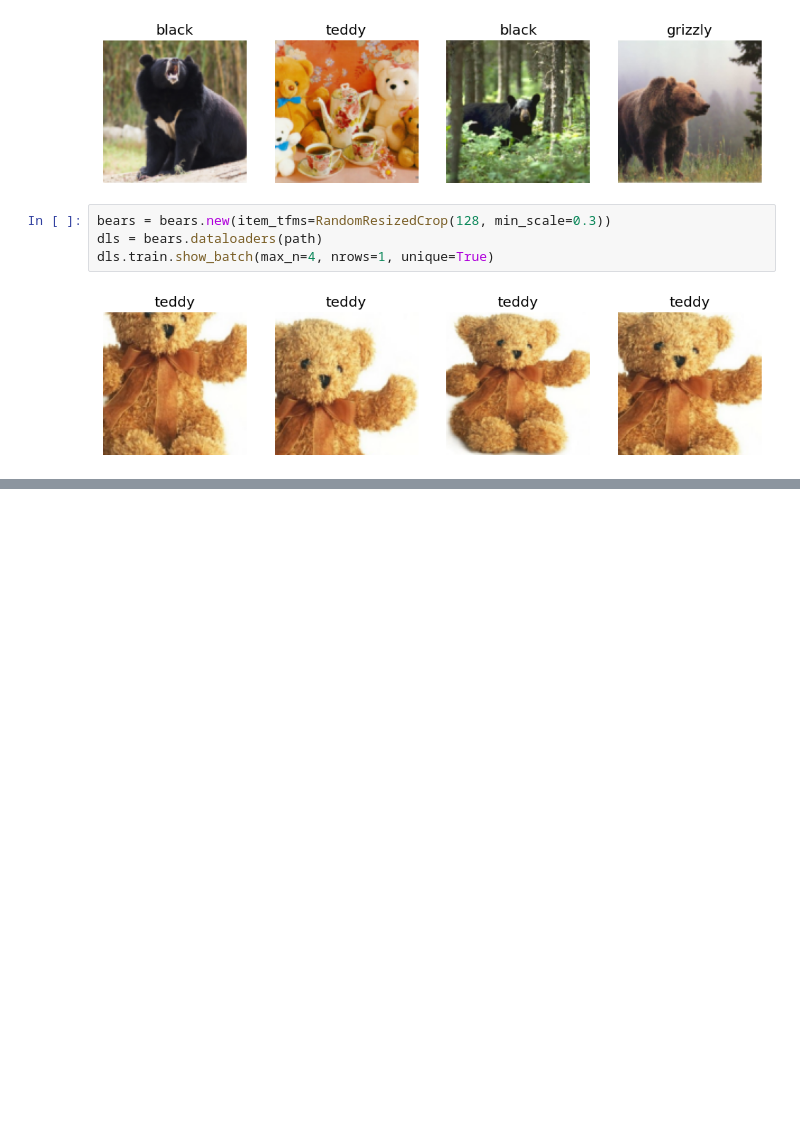
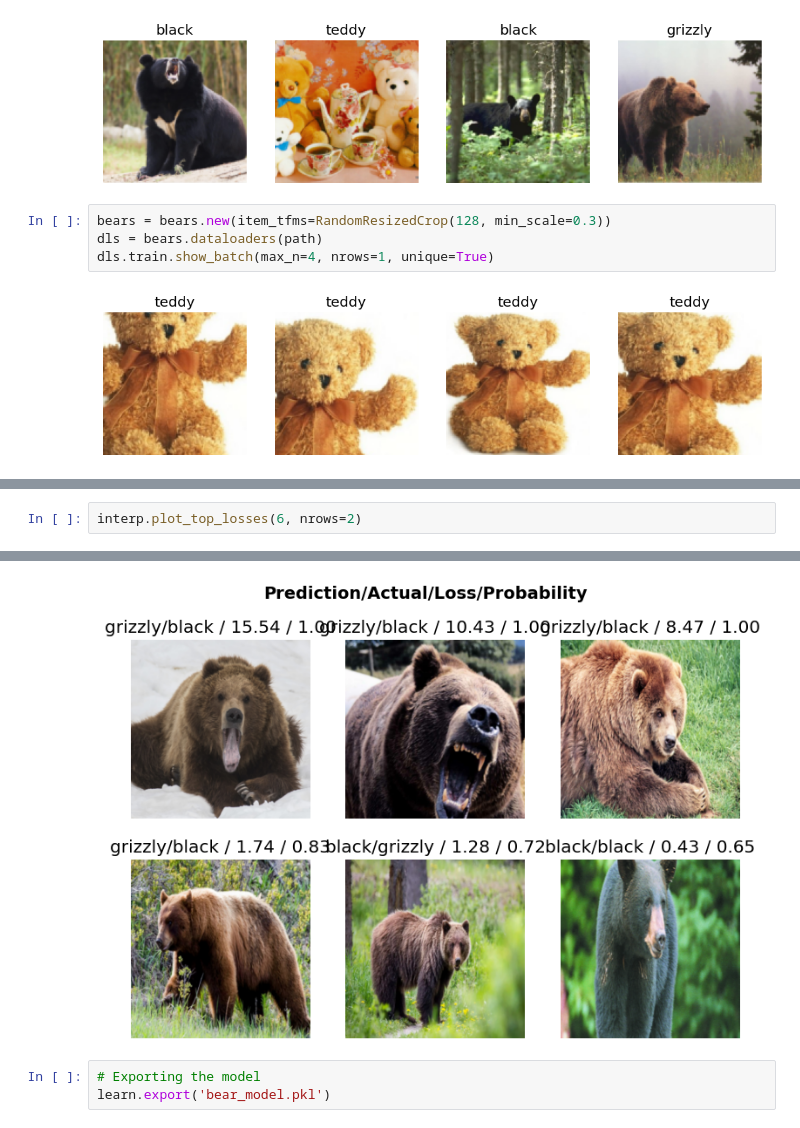
Before and after one commit to abhay1208/DLIntroFastAI, a Jupyter notebook: lecture2_production.ipynb, the cells around one changed output, grey strips where cells are left out. Cells and saved outputs as stored; diff of their text form; blank space fills up the shorter version.

```diff
--- a/lecture2_production.ipynb
+++ b/lecture2_production.ipynb
@@ -61,0 +123,3 @@ NotImplementedError: The operator 'aten::_linalg_solve_ex.result' is not current
+# %%
+interp.plot_top_losses(6, nrows=2)
+# %% [output]
@@ -61,0 +127,4 @@ NotImplementedError: The operator 'aten::_linalg_solve_ex.result' is not current
+[figure, added]
+# %%
+# Exporting the model
+learn.export('bear_model.pkl')
```
Also changed, not shown: parts of 11 cells of this notebook.
